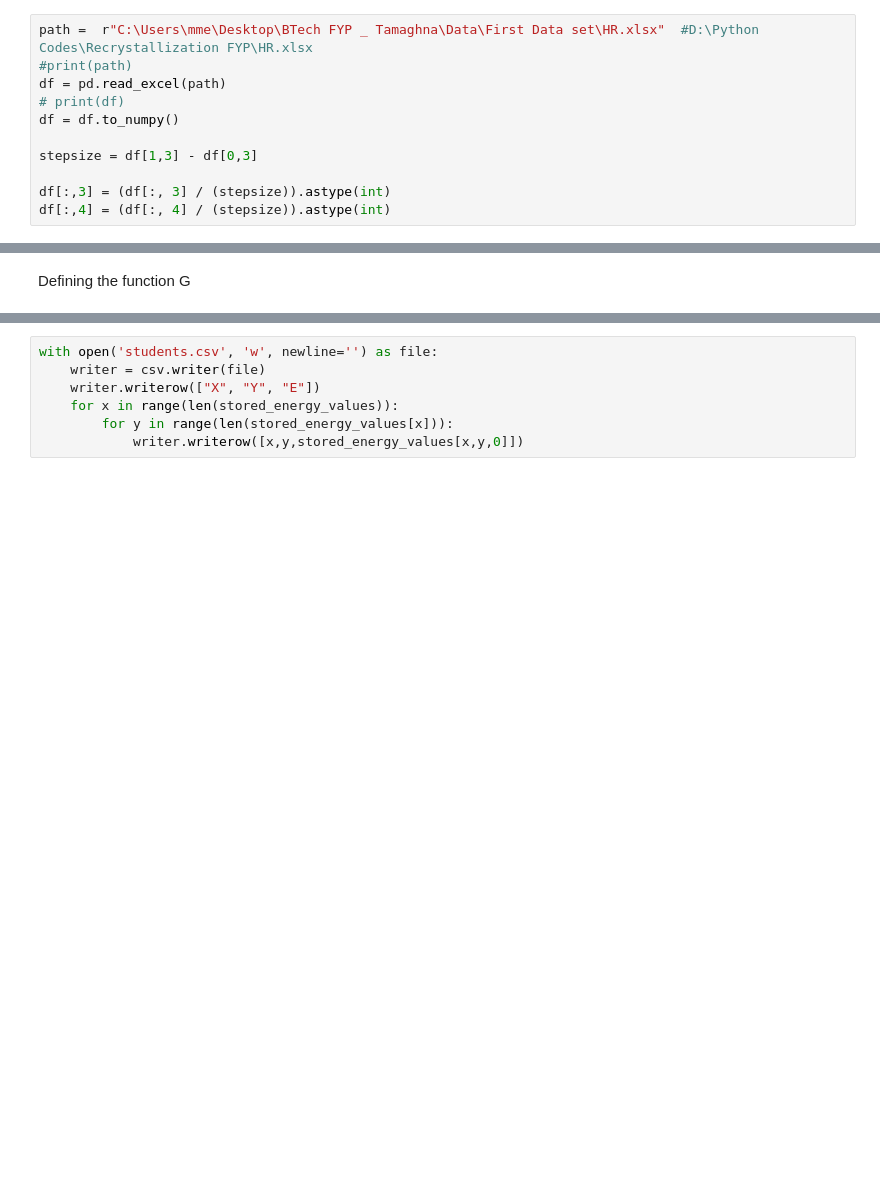
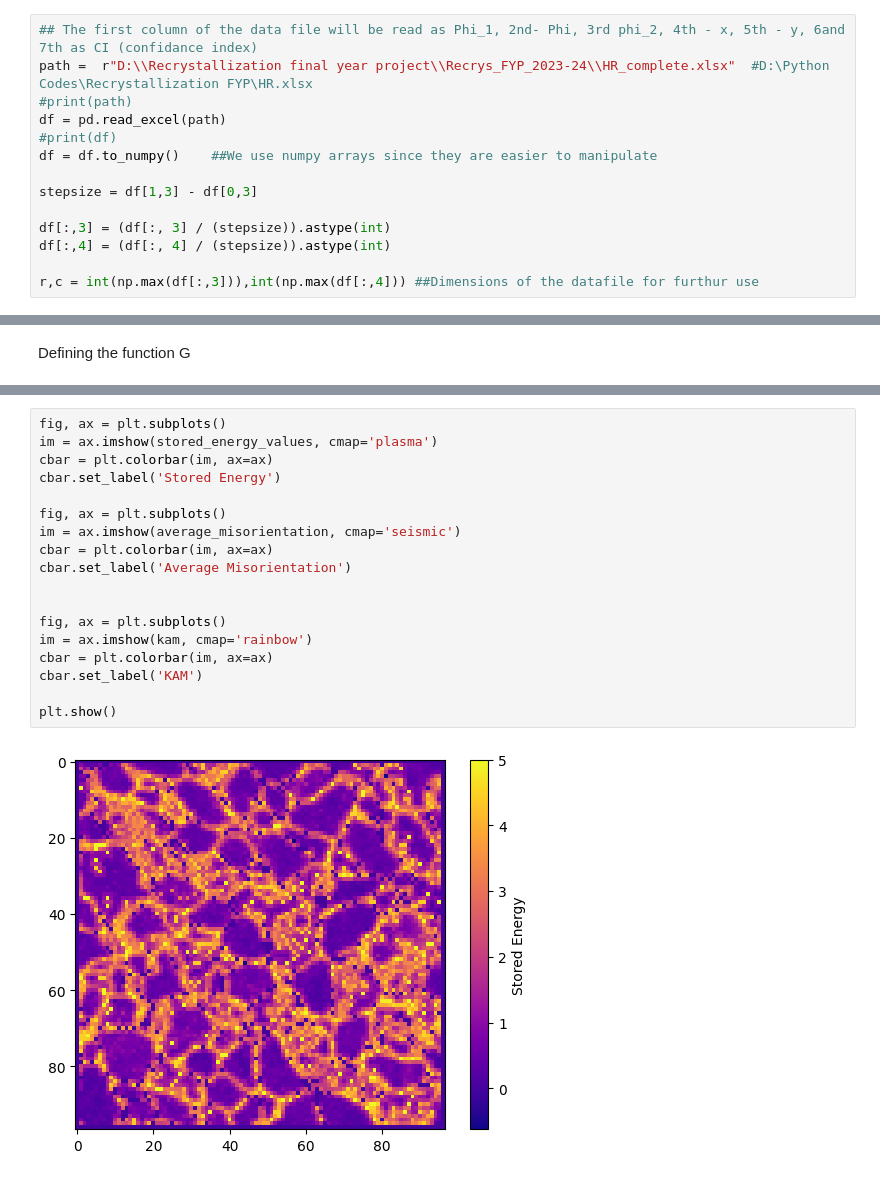
Before and after one commit to shambhavi-d/Misorientation_Modelling_FYP, a Jupyter notebook: Misorientation Energy.ipynb, the cells around one changed output, grey strips where cells are left out. Drawn from its saved outputs; the diff is of its cells as text; blank space fills up the shorter version.

```diff
--- a/Misorientation Energy.ipynb
+++ b/Misorientation Energy.ipynb
@@ -6,14 +7,17 @@ import csv
 # %%
-path =  r"C:\Users\mme\Desktop\BTech FYP _ Tamaghna\Data\First Data set\HR.xlsx"  #D:\Python Codes\Recrystallization FYP\HR.xlsx
+## The first column of the data file will be read as Phi_1, 2nd- Phi, 3rd phi_2, 4th - x, 5th - y, 6and 7th as CI (confidance index)
+path =  r"D:\\Recrystallization final year project\\Recrys_FYP_2023-24\\HR_complete.xlsx"  #D:\Python Codes\Recrystallization FYP\HR.xlsx
 #print(path)
 df = pd.read_excel(path)
-# print(df)
-df = df.to_numpy()
+#print(df)
+df = df.to_numpy()    ##We use numpy arrays since they are easier to manipulate
 
 stepsize = df[1,3] - df[0,3]
 
 df[:,3] = (df[:, 3] / (stepsize)).astype(int)
 df[:,4] = (df[:, 4] / (stepsize)).astype(int)
+
+r,c = int(np.max(df[:,3])),int(np.max(df[:,4])) ##Dimensions of the datafile for furthur use
 # %% [markdown]
 Converting the numpy array
 # %%
@@ -120,7 +152,20 @@ for x in range(len(stored_energy_values)):
 # %%
-with open('students.csv', 'w', newline='') as file:
-    writer = csv.writer(file)
-    writer.writerow(["X", "Y", "E"])
-    for x in range(len(stored_energy_values)):
-        for y in range(len(stored_energy_values[x])):
-            writer.writerow([x,y,stored_energy_values[x,y,0]])
+fig, ax = plt.subplots()
+im = ax.imshow(stored_energy_values, cmap='plasma')
+cbar = plt.colorbar(im, ax=ax)
+cbar.set_label('Stored Energy')
+
+fig, ax = plt.subplots()
+im = ax.imshow(average_misorientation, cmap='seismic')
+cbar = plt.colorbar(im, ax=ax)
+cbar.set_label('Average Misorientation')
+
+
+fig, ax = plt.subplots()
+im = ax.imshow(kam, cmap='rainbow')
+cbar = plt.colorbar(im, ax=ax)
+cbar.set_label('KAM')
+
+plt.show()
+# %% [output]
+[figure, added]
```
Also changed, not shown: parts of 13 cells of this notebook.
